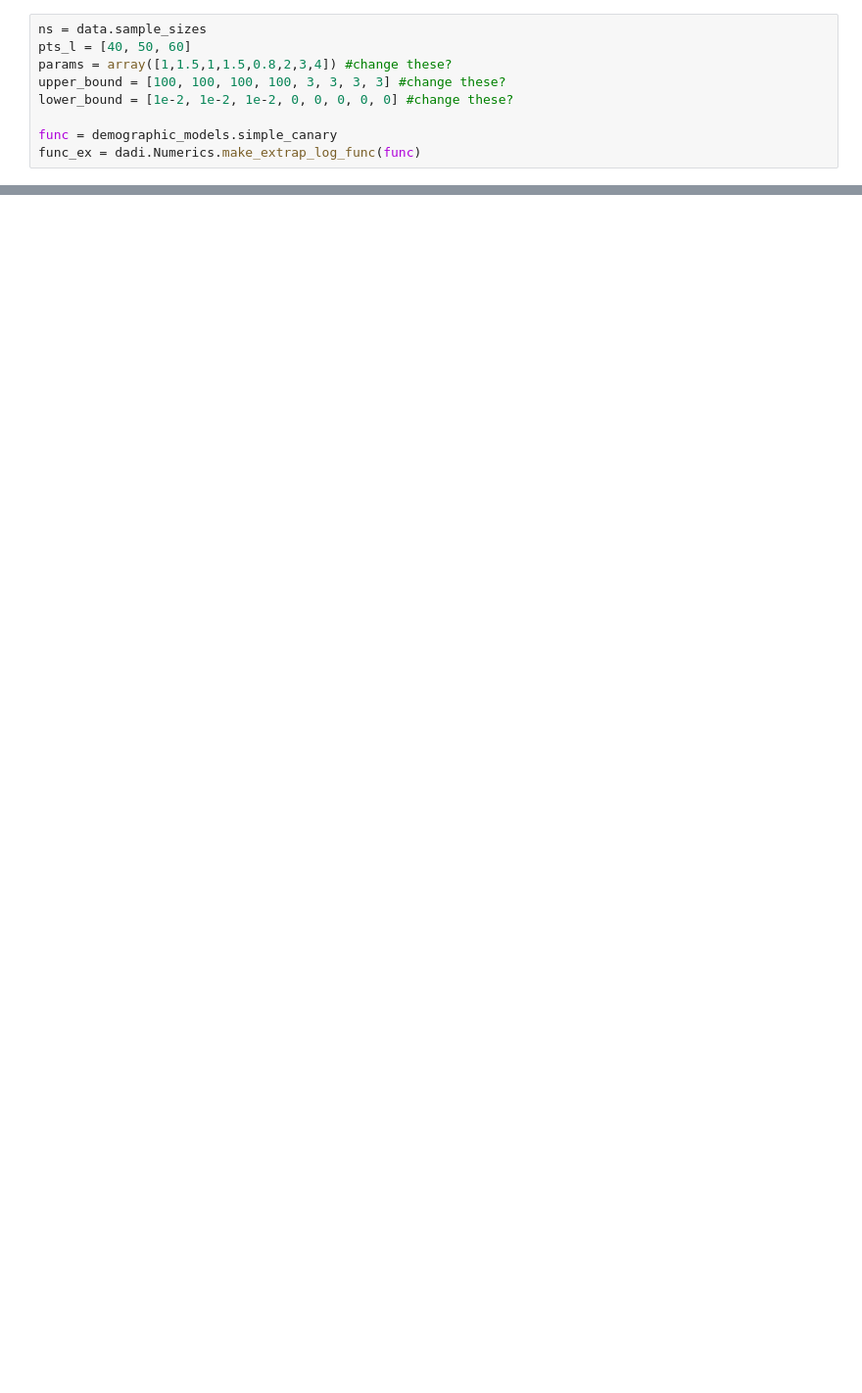
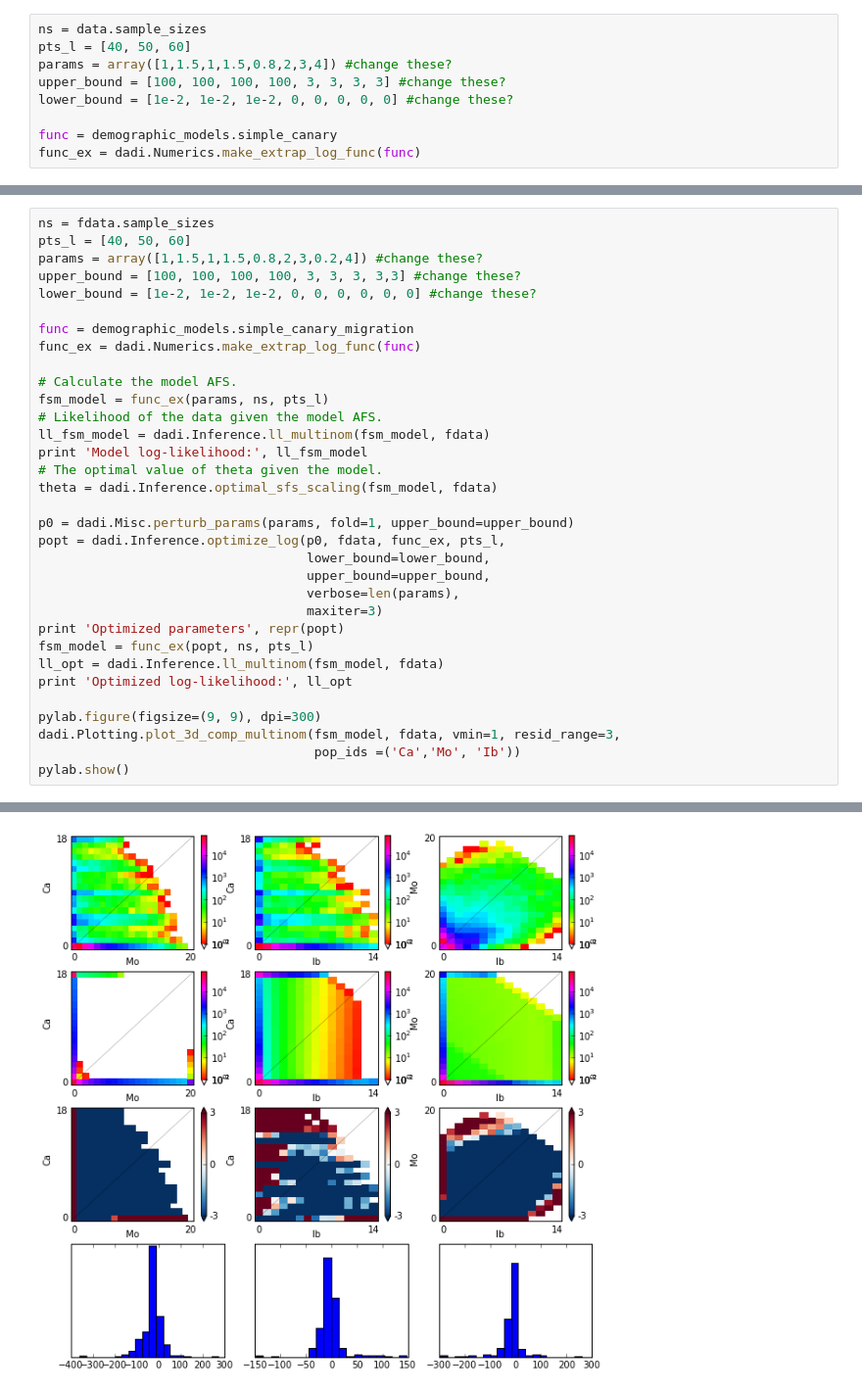
Before and after one commit to arundurvasula/AtCanary, a Jupyter notebook: scripts/Arabidopsis.ipynb, the cells around one changed output, grey strips where cells are left out. Shown: that part at 98% size. Drawn from its saved outputs; the diff is of its cells as text; blank space fills up the shorter version.

```diff
--- a/scripts/Arabidopsis.ipynb
+++ b/scripts/Arabidopsis.ipynb
@@ -158,0 +237,34 @@ pylab.show()
+# %%
+ns = fdata.sample_sizes
+pts_l = [40, 50, 60]
+params = array([1,1.5,1,1.5,0.8,2,3,0.2,4]) #change these?
+upper_bound = [100, 100, 100, 100, 3, 3, 3, 3,3] #change these?
+lower_bound = [1e-2, 1e-2, 1e-2, 0, 0, 0, 0, 0, 0] #change these?
+
+func = demographic_models.simple_canary_migration
+func_ex = dadi.Numerics.make_extrap_log_func(func)
+
+# Calculate the model AFS.
+fsm_model = func_ex(params, ns, pts_l)
+# Likelihood of the data given the model AFS.
+ll_fsm_model = dadi.Inference.ll_multinom(fsm_model, fdata)
+print 'Model log-likelihood:', ll_fsm_model
+# The optimal value of theta given the model.
+theta = dadi.Inference.optimal_sfs_scaling(fsm_model, fdata)
+
+p0 = dadi.Misc.perturb_params(params, fold=1, upper_bound=upper_bound)
+popt = dadi.Inference.optimize_log(p0, fdata, func_ex, pts_l,
+                                   lower_bound=lower_bound,
+                                   upper_bound=upper_bound,
+                                   verbose=len(params),
+                                   maxiter=3)
+print 'Optimized parameters', repr(popt)
+fsm_model = func_ex(popt, ns, pts_l)
+ll_opt = dadi.Inference.ll_multinom(fsm_model, fdata)
+print 'Optimized log-likelihood:', ll_opt
+
+pylab.figure(figsize=(9, 9), dpi=300)
+dadi.Plotting.plot_3d_comp_multinom(fsm_model, fdata, vmin=1, resid_range=3,
+                                    pop_ids =('Ca','Mo', 'Ib'))
+pylab.show()
+# %% [output]
@@ -158,0 +289 @@ pylab.show()
+[figure, added]
```
Also changed, not shown: parts of 24 cells of this notebook, 4 other files.
